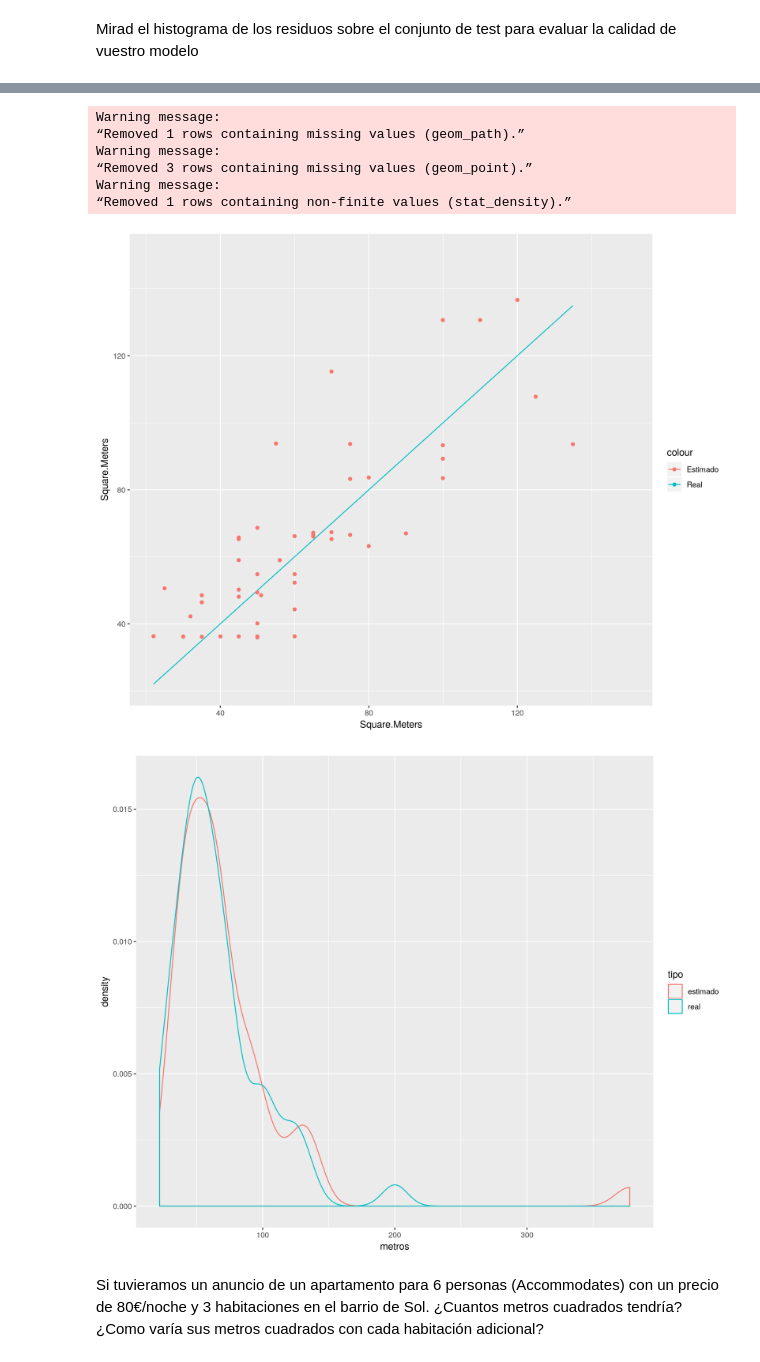
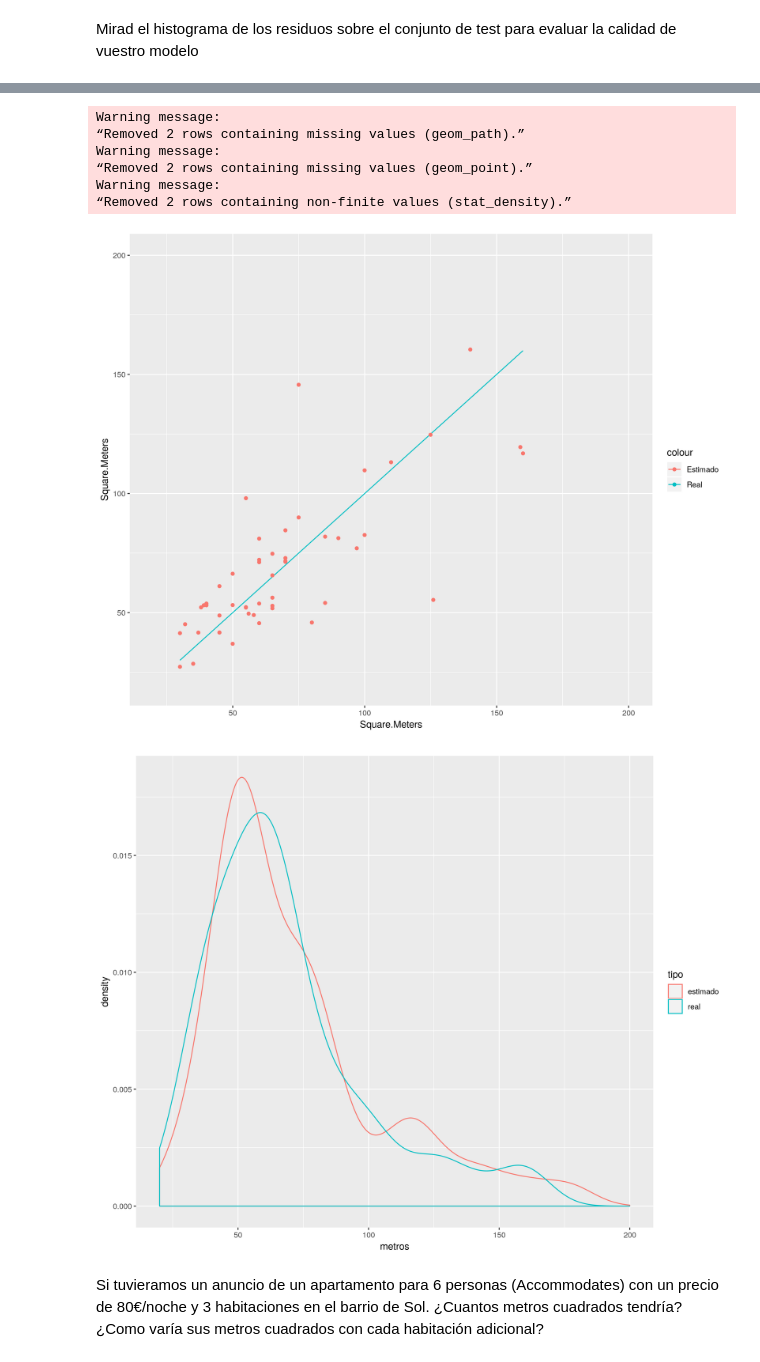
Before and after one commit to Inotist/proyect-bd-ml, a Jupyter notebook: Data Mining/0-Practica-NombreAlumno.ipynb, the cells around one changed output, grey strips where cells are left out. Drawn from its saved outputs; the diff is of its cells as text; code cells hidden in the pictures.

```diff
--- a/Data Mining/0-Practica-NombreAlumno.ipynb
+++ b/Data Mining/0-Practica-NombreAlumno.ipynb
@@ -168,7 +168,7 @@ df_madrid.train <- complete_df_madrid[idx,]
 df_madrid.test <- complete_df_madrid[-idx,]
 # %%
 # Utilizo las variables que tienen más sentido y que tras varias iteraciones parecen mantener cierta correlación
-model_df_madrid <- glm(Square.Meters~poly(Bathrooms,2)*poly(Bedrooms,3)*Price,
+model_df_madrid <- glm(Square.Meters~Bathrooms*Bedrooms*Price*Accommodates,
                        data=df_madrid.train[complete.cases(df_madrid.train$Bedrooms)&complete.cases(df_madrid.train$Bathrooms),])
 summary(model_df_madrid)
 # %% [output]
@@ -208,25 +205,25 @@ El error cuadrático medio es: 18.50896
 # %%
 options(repr.plot.height=8,repr.plot.width=10,repr.plot.res = 300)
 ggplot(df_madrid.test,aes(x=Square.Meters))+
     geom_line(aes(y=Square.Meters,color="Real"))+
     geom_point(aes(y=Estimated.SqMet,color="Estimado"))+
-    xlim(NA,150)+
-    ylim(NA,150)
+    xlim(20,200)+
+    ylim(20,200)
 
 real <- as.data.frame(df_madrid.test$Square.Meters)
 colnames(real) <- 'metros'
 estimado <- as.data.frame(df_madrid.test$Estimated.SqMet)
 colnames(estimado) <- 'metros'
 real$tipo <- 'real'
 estimado$tipo <- 'estimado'
 curva <- rbind(real,estimado)
-ggplot(curva, aes(metros, color=tipo))+geom_density()
+ggplot(curva, aes(metros, color=tipo))+geom_density()+xlim(20,200)
 # %% [output]
 Warning message:
-“Removed 1 rows containing missing values (geom_path).”
+“Removed 2 rows containing missing values (geom_path).”
 Warning message:
-“Removed 3 rows containing missing values (geom_point).”
+“Removed 2 rows containing missing values (geom_point).”
 Warning message:
-“Removed 1 rows containing non-finite values (stat_density).”
+“Removed 2 rows containing non-finite values (stat_density).”
-[figure, old version]
+[figure, new version]
-[figure, old version]
+[figure, new version]
```
Also changed, not shown: parts of 4 cells of this notebook.
